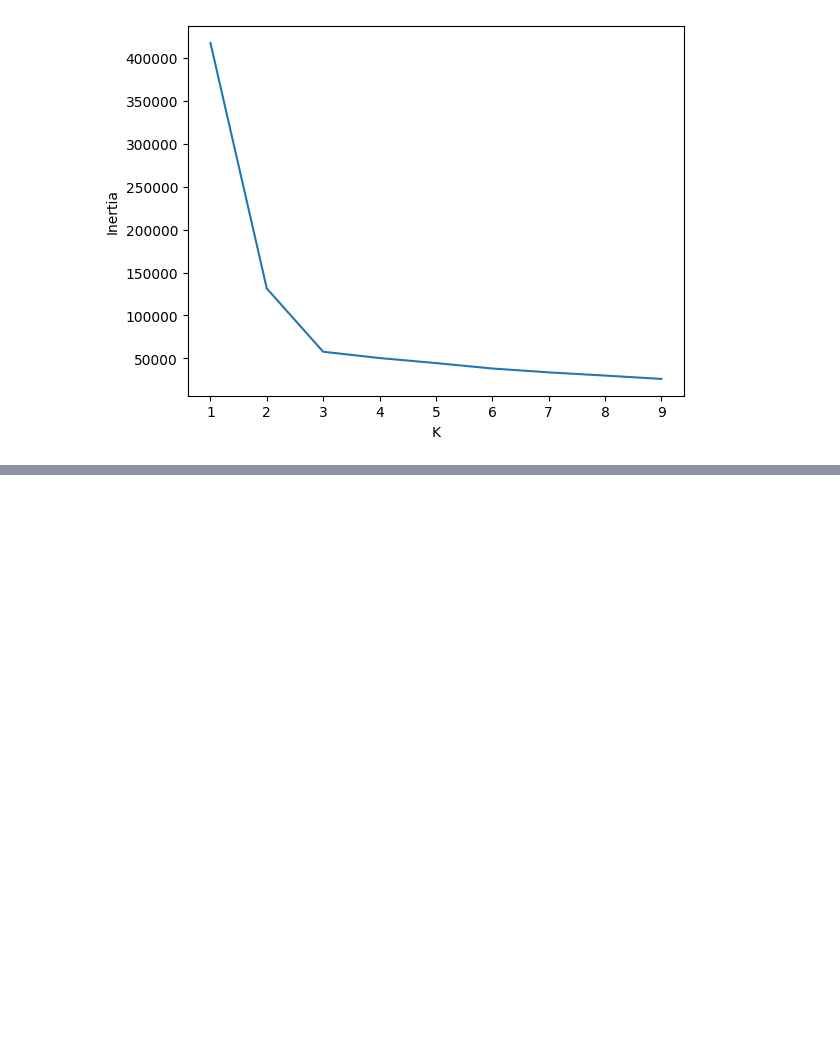
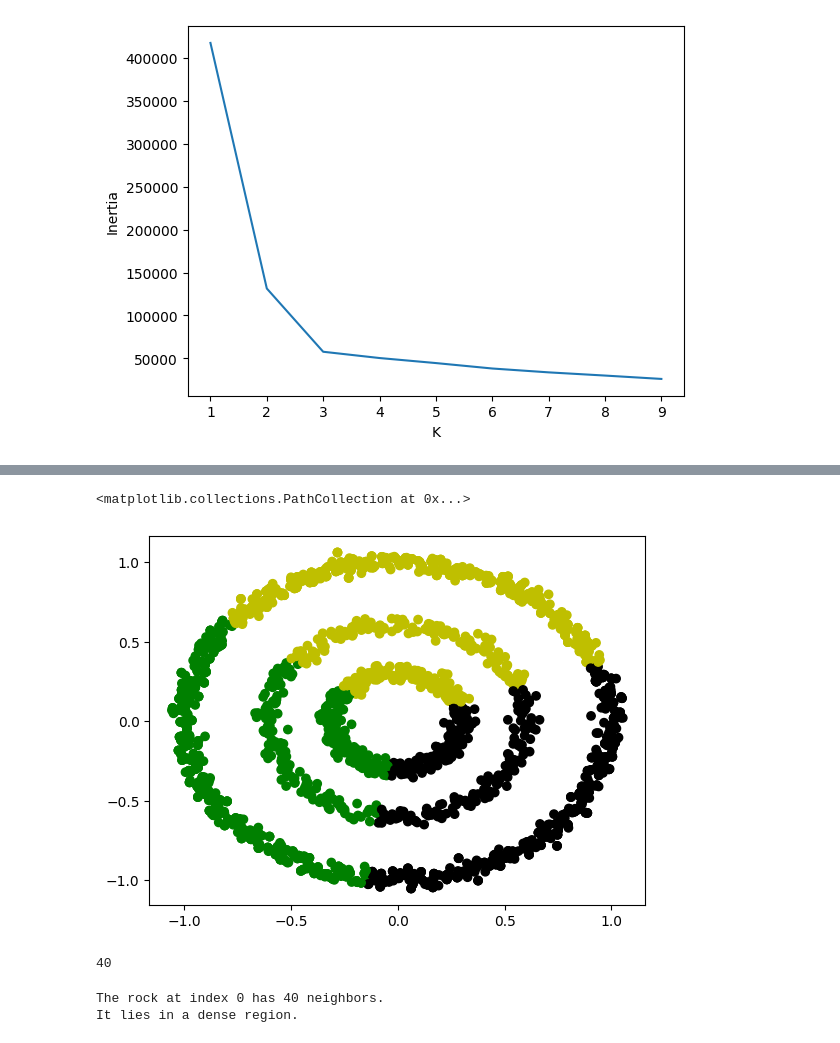
Before and after one commit to lesliebinbin/bootstrap-data-science, a Jupyter notebook: case03_study.ipynb, the cells around one changed output, grey strips where cells are left out. Cells and saved outputs as stored; diff of their text form; code cells hidden in the pictures; blank space fills up the shorter version.

```diff
--- a/case03_study.ipynb
+++ b/case03_study.ipynb
@@ -147,0 +162,4 @@ Text(0, 0.5, 'Inertia')
+# %%
+rocks = [[x, y] for x, y in zip(x_coordinates, y_coordinates)]
+# %%
+rock_clusters = KMeans(n_clusters=3).fit_predict(rocks)
@@ -147,0 +170,7 @@ Text(0, 0.5, 'Inertia')
+# %%
+colors = [['g', 'y', 'k'][cluster] for cluster in rock_clusters]
+# %%
+plt.scatter(x_coordinates, y_coordinates, color=colors)
+# %% [output]
+<matplotlib.collections.PathCollection at 0x...>
+[figure, added]
@@ -147,0 +182,14 @@ Text(0, 0.5, 'Inertia')
+# %%
+len(neighbor_indices)
+# %% [output]
+40
+# %%
+num_neighbors = len(neighbor_indices)
+print(f"The rock at index 0 has {num_neighbors} neighbors.")
+if num_neighbors >= min_points:
+    print("It lies in a dense region.")
+else:
+    print("It does not lie in a dense region.")
+# %% [output]
+The rock at index 0 has 40 neighbors.
+It lies in a dense region.
```
Also changed, not shown: parts of 11 cells of this notebook.
